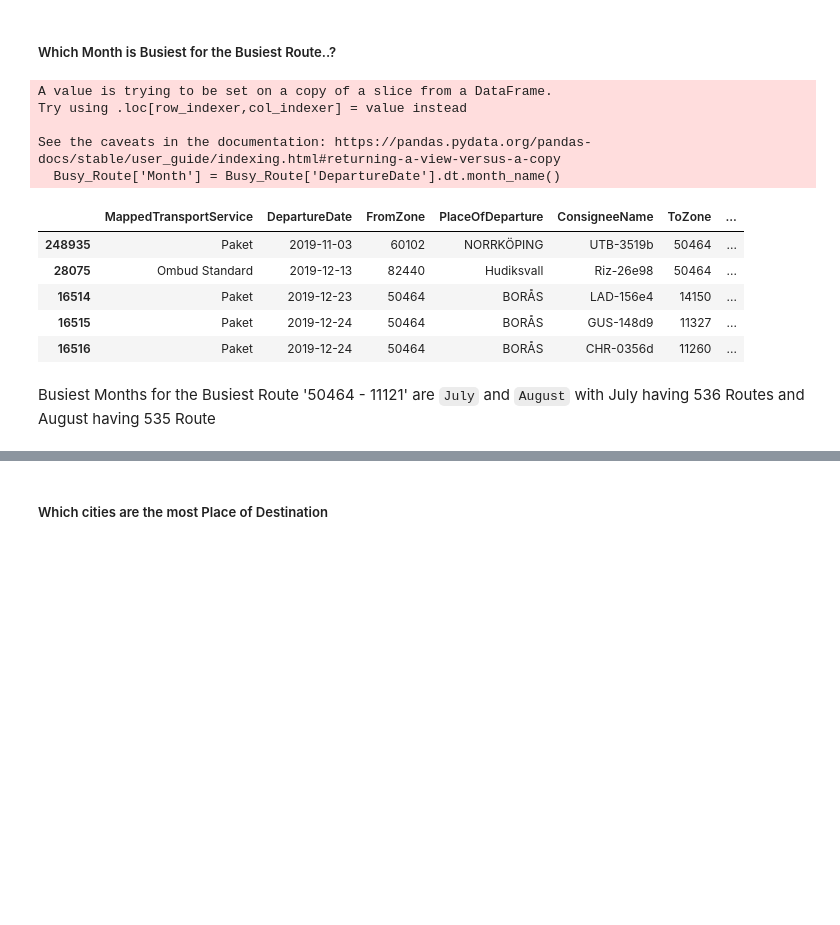
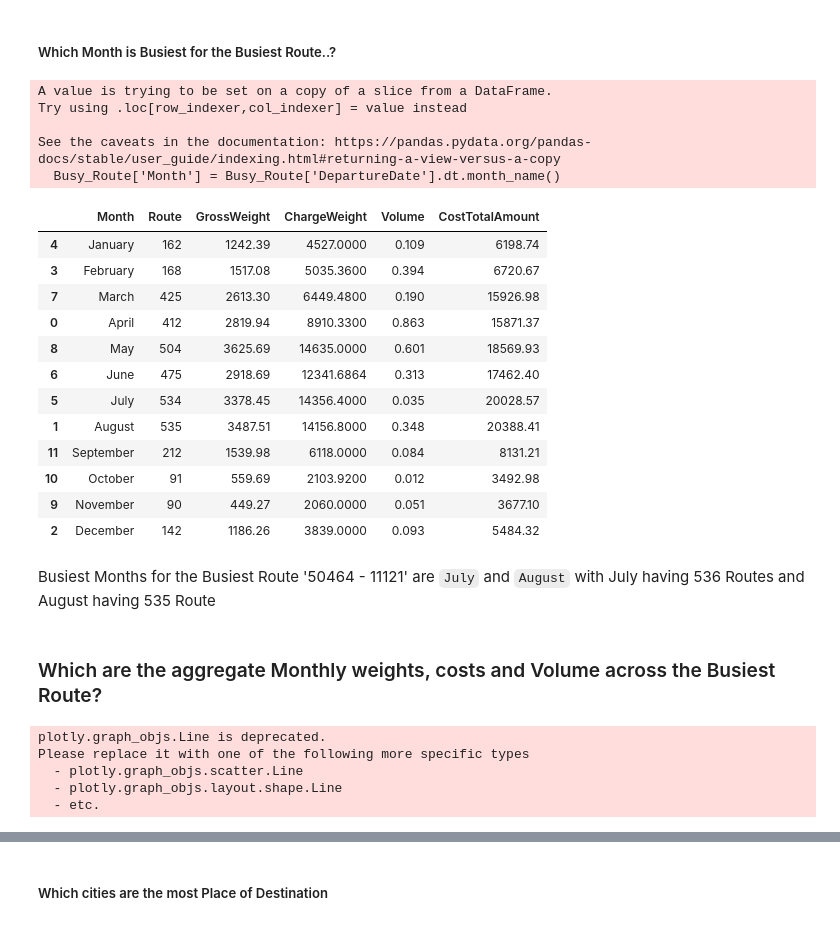
Before and after one commit to TonyHomsi/case_aditro_logistics, a Jupyter notebook: postal_code.ipynb, the cells around one changed output, grey strips where cells are left out. Cells and saved outputs as stored; diff of their text form; code cells hidden in the pictures; blank space fills up the shorter version.

Commit message:
Update Pro2: Adding Plotting KPIs across the Busiest Route

```diff
--- a/postal_code.ipynb
+++ b/postal_code.ipynb
@@ -1143,22 +1127,32 @@ df_cleaned_data['Route'].nunique()
 # %%
 Busy_Route = df_cleaned_data[df_cleaned_data['Route']=='50464-11121']
 Busy_Route['Month'] = Busy_Route['DepartureDate'].dt.month_name()
-Busy_Route = Busy_Route.groupby(['Month','Route'],as_index = False).agg({'Route':'count'})
+
+Busy_Route = Busy_Route.groupby(['Month','Route'],as_index = False).agg({'Route':'count','GrossWeight':'sum','ChargeWeight':'sum','Volume':'sum','CostTotalAmount':'sum'})
+
+months = ['January', 'February', 'March', 'April', 'May', 'June', 'July', 'August', 'September', 'October', 'November', 'December']
+Busy_Route['Month'] = pd.Categorical(Busy_Route['Month'], categories=months, ordered=True)
+Busy_Route = Busy_Route.sort_values(by='Month')
+Busy_Route
 # %% [output]
 A value is trying to be set on a copy of a slice from a DataFrame.
 Try using .loc[row_indexer,col_indexer] = value instead
 
 See the caveats in the documentation: https://pandas.pydata.org/pandas-docs/stable/user_guide/indexing.html#returning-a-view-versus-a-copy
   Busy_Route['Month'] = Busy_Route['DepartureDate'].dt.month_name()
+|  | Month | Route | GrossWeight | ChargeWeight | Volume | CostTotalAmount |
+| 4 | January | 162 | 1242.39 | 4527.0000 | 0.109 | 6198.74 |
+| 3 | February | 168 | 1517.08 | 5035.3600 | 0.394 | 6720.67 |
+| 7 | March | 425 | 2613.30 | 6449.4800 | 0.190 | 15926.98 |
+| 0 | April | 412 | 2819.94 | 8910.3300 | 0.863 | 15871.37 |
+| 8 | May | 504 | 3625.69 | 14635.0000 | 0.601 | 18569.93 |
+| 6 | June | 475 | 2918.69 | 12341.6864 | 0.313 | 17462.40 |
+| 5 | July | 534 | 3378.45 | 14356.4000 | 0.035 | 20028.57 |
+| 1 | August | 535 | 3487.51 | 14156.8000 | 0.348 | 20388.41 |
+| 11 | September | 212 | 1539.98 | 6118.0000 | 0.084 | 8131.21 |
+| 10 | October | 91 | 559.69 | 2103.9200 | 0.012 | 3492.98 |
+| 9 | November | 90 | 449.27 | 2060.0000 | 0.051 | 3677.10 |
+| 2 | December | 142 | 1186.26 | 3839.0000 | 0.093 | 5484.32 |
-# %%
-df_cleaned_data.head()
-# %% [output]
-|  | MappedTransportService | DepartureDate | FromZone | PlaceOfDeparture | ConsigneeName | ToZone | ... |
-| 248935 | Paket | 2019-11-03 | 60102 | NORRKÖPING | UTB-3519b | 50464 | ... |
-| 28075 | Ombud Standard | 2019-12-13 | 82440 | Hudiksvall | Riz-26e98 | 50464 | ... |
-| 16514 | Paket | 2019-12-23 | 50464 | BORÅS | LAD-156e4 | 14150 | ... |
-| 16515 | Paket | 2019-12-24 | 50464 | BORÅS | GUS-148d9 | 11327 | ... |
-| 16516 | Paket | 2019-12-24 | 50464 | BORÅS | CHR-0356d | 11260 | ... |
 # %%
 import plotly.express as px
 
@@ -1166,3 +1160,51 @@ fig = px.bar(Busy_Route, x='Month', y='Route',  title="Busiest Month for the Bus
 fig.show()
 # %% [markdown]
 Busiest Months for the Busiest Route '50464 - 11121' are `July` and `August` with July having 536 Routes and August having 535 Route
+# %% [markdown]
+### Which are the aggregate Monthly weights, costs and Volume across the Busiest Route?
+# %%
+import plotly.graph_objects as go
+from plotly.subplots import make_subplots
+
+# use specs parameter in make_subplots function
+# to create secondary y-axis
+fig = make_subplots(specs=[[{"secondary_y": True}]])
+
+# plot a bar chart by specifying the x and y values
+# Use add_trace function to specify secondary_y axes.
+fig.add_trace(
+    go.Line(x=Busy_Route.Month, y=Busy_Route.GrossWeight, name="GrossWeight"),
+    secondary_y=False)
+
+# Use add_trace function and specify secondary_y axes = True.
+fig.add_trace(
+    go.Line(x=Busy_Route.Month, y=Busy_Route.ChargeWeight, name="ChargeWeight"),
+    secondary_y=False)
+
+fig.add_trace(
+    go.Line(x=Busy_Route.Month, y=Busy_Route.CostTotalAmount, name="CostTotalAmount"),
+    secondary_y=False)
+
+fig.add_trace(
+    go.Line(x=Busy_Route.Month, y=Busy_Route.Volume, name="Volume"),
+    secondary_y=True)
+
+
+# Adding title text to the figure
+fig.update_layout(
+    title_text="KPIs across the Busiest Route"
+)
+
+# Naming x-axis
+fig.update_xaxes(title_text="Month")
+
+
+# Naming y-axes
+fig.update_yaxes(title_text="Weight - Cost")
+fig.update_yaxes(title_text="<b>Volume</b>", secondary_y=True)
+# %% [output]
+plotly.graph_objs.Line is deprecated.
+Please replace it with one of the following more specific types
+  - plotly.graph_objs.scatter.Line
+  - plotly.graph_objs.layout.shape.Line
+  - etc.
```
Also changed, not shown: parts of 21 cells of this notebook.
